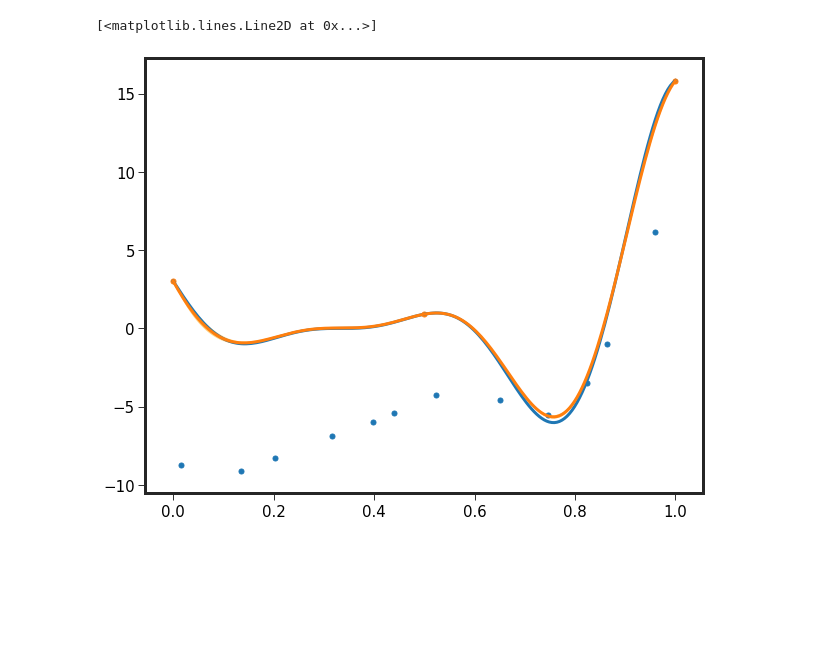
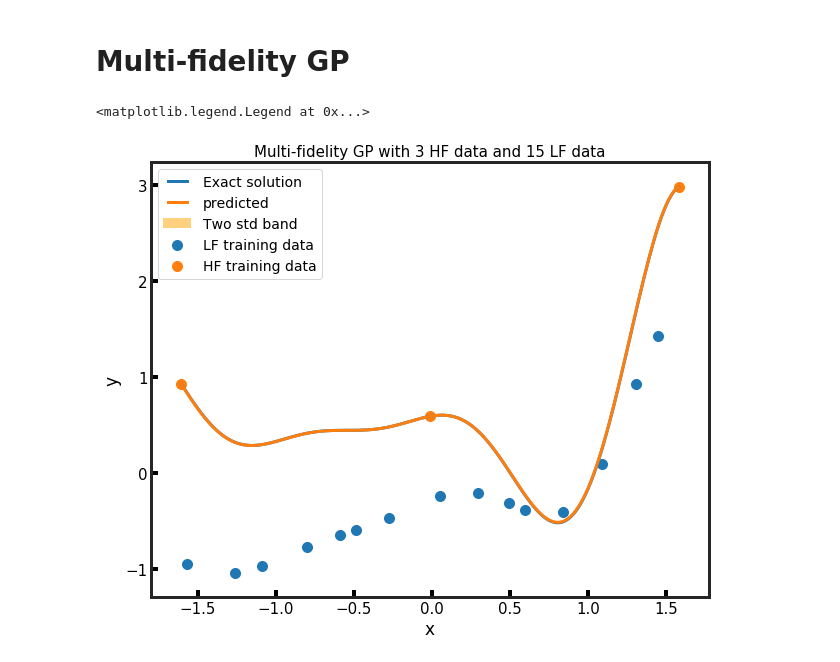
Before and after one commit to Yusheng-cai/Gaussian_process, a Jupyter notebook: GP_run.ipynb, the cells around one changed output. Saved outputs shown, nothing was run; the diff lists cells and outputs as text; code cells hidden in the pictures; blank space fills up the shorter version.

```diff
--- a/GP_run.ipynb
+++ b/GP_run.ipynb
@@ -37,10 +37,12 @@ def f_L(x):
 
 def Normalize(X, X_m, X_s):
     return (X-X_m)/(X_s)
+# %% [markdown]
+# Multi-fidelity GP
 # %%
 np.random.seed(1234)
 N_H = 3
-N_L = 12
+N_L = 15
 D = 1
 lb = 0.0
 ub = 1.0
@@ -88,17 +90,25 @@ rho = np.array([1])
 logsigma_n = np.array([-4.0,-4.0])
 hyp_mf = np.concatenate([hyp_mf,logsigma_n,rho])
 # %%
-model = multifidelity_GP(X_L,y_L,X_H,y_H,rbf_kernel,hyp_mf)
-model.train()
-mu,cov = model.predict(X_star[:,np.newaxis])
-lower = mu.flatten() - 2*np.sqrt(np.abs(np.diag(cov)))
-upper = mu.flatten() + 2*np.sqrt(np.abs(np.diag(cov)))
-plt.fill_between(X_star.flatten()*X_s+X_m, lower.flatten()*y_s+y_m, upper.flatten()*y_s+y_m,
+model_mf = multifidelity_GP(X_L,y_L,X_H,y_H,rbf_kernel,hyp_mf)
+model_mf.train()
+mu_mf,cov_mf = model_mf.predict(X_star[:,np.newaxis])
+lower = mu_mf.flatten() - 2*np.sqrt(np.abs(np.diag(cov_mf)))
+upper = mu_mf.flatten() + 2*np.sqrt(np.abs(np.diag(cov_mf)))
+
+fig = plt.figure()
+ax = fig.add_subplot(111)
+ax.fill_between(X_star.flatten(), lower.flatten(), upper.flatten(),
                  facecolor='orange', alpha=0.5, label="Two std band")
-plt.scatter(X_L*X_s+X_m,y_L*y_s+y_m)
-plt.scatter(X_H*X_s+X_m,y_H*y_s+y_m)
-plt.plot(X_star*X_s+X_m,y_star*y_s+y_m)
-plt.plot(X_star*X_s+X_m,mu*y_s+y_m)
+ax.scatter(X_L,y_L,s=100,label='LF training data')
+ax.scatter(X_H,y_H,s=100,label='HF training data')
+ax.plot(X_star,y_star,label='Exact solution')
+ax.plot(X_star,mu_mf,label='predicted')
+ax.set_xlabel("x")
+ax.set_ylabel("y")
+ax.set_title("Multi-fidelity GP with {} HF data and {} LF data".format(N_H,N_L))
+ax.tick_params(direction='in',width=4)
+ax.legend(fontsize=14)
 # %% [output]
-[<matplotlib.lines.Line2D at 0x...>]
+<matplotlib.legend.Legend at 0x...>
-[figure, old version]
+[figure, new version]
```
Also changed, not shown: parts of 12 cells of this notebook, 1 other file.
